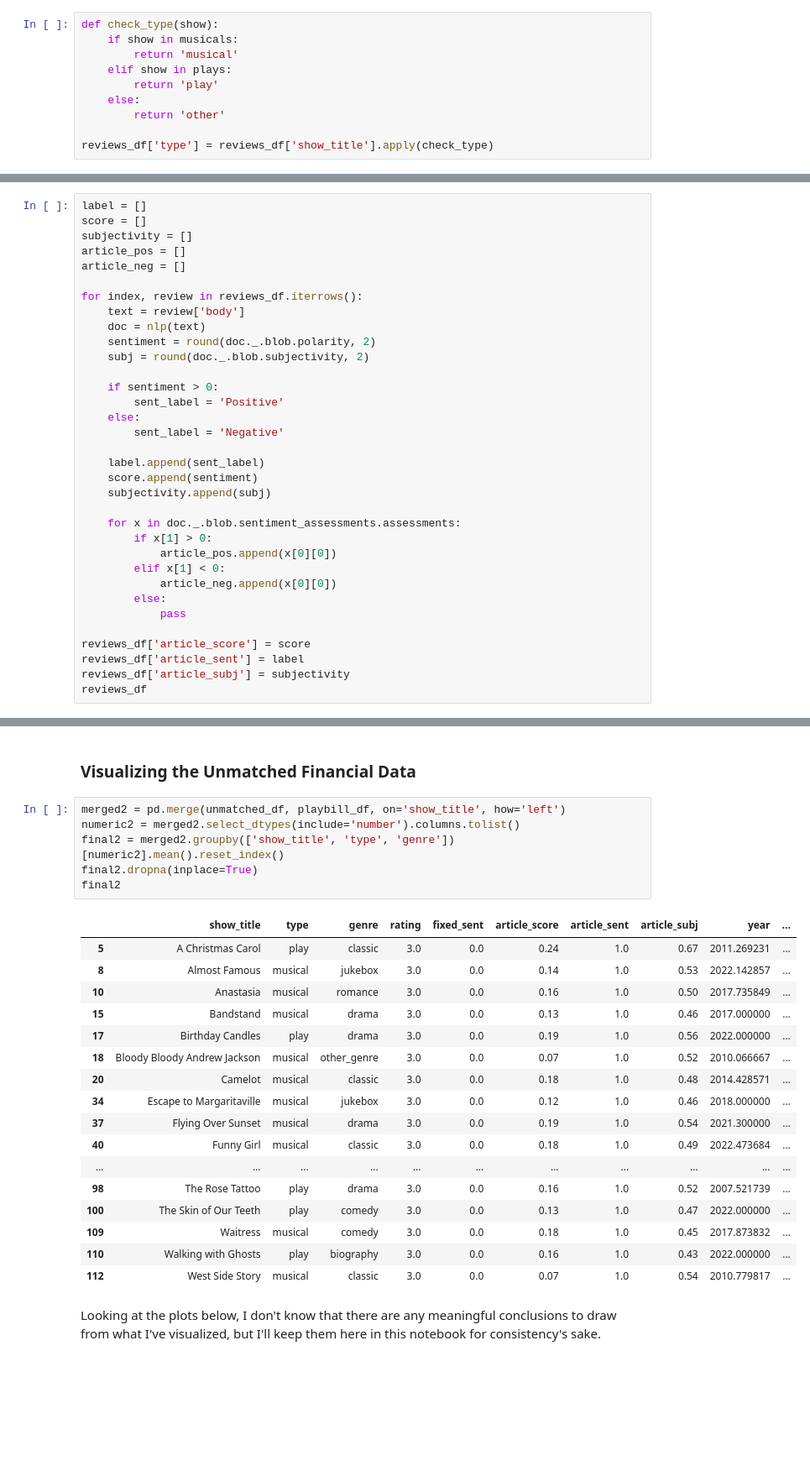
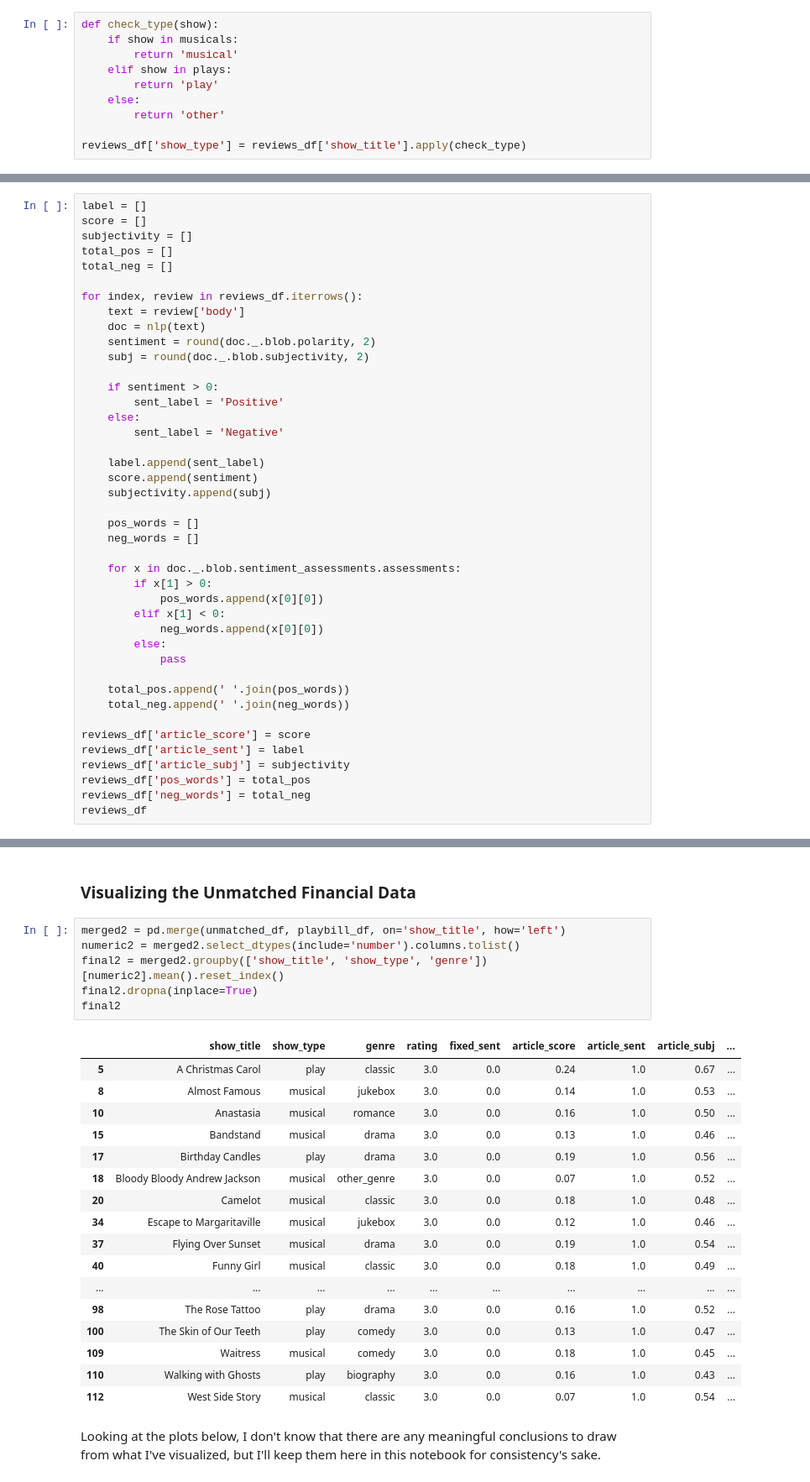
Before and after one commit to kai-tama/Capstone-3, a Jupyter notebook: Notebooks/EDA and Preprocessing.ipynb, the cells around one changed output, grey strips where cells are left out. Shown at 84% size. Saved outputs shown, nothing was run; the diff lists cells and outputs as text; blank space fills up the shorter version.

```diff
--- a/Notebooks/EDA and Preprocessing.ipynb
+++ b/Notebooks/EDA and Preprocessing.ipynb
@@ -473,7 +473,7 @@ def check_type(show):
     else:
         return 'other'
 
-reviews_df['type'] = reviews_df['show_title'].apply(check_type)
+reviews_df['show_type'] = reviews_df['show_title'].apply(check_type)
 # %%
 def assign_genre(show):
     assigned_genres = [genre for genre, shows in genres.items() if show in shows]
@@ -507,8 +507,8 @@ Name: fixed_sent, dtype: int64
 label = []
 score = []
 subjectivity = []
-article_pos = []
-article_neg = []
+total_pos = []
+total_neg = []
 
 for index, review in reviews_df.iterrows():
     text = review['body']
@@ -525,16 +525,24 @@ for index, review in reviews_df.iterrows():
     score.append(sentiment)
     subjectivity.append(subj)
 
+    pos_words = []
+    neg_words = []
+
     for x in doc._.blob.sentiment_assessments.assessments:
         if x[1] > 0:
-            article_pos.append(x[0][0])
+            pos_words.append(x[0][0])
         elif x[1] < 0:
-            article_neg.append(x[0][0])
+            neg_words.append(x[0][0])
         else:
             pass
+
+    total_pos.append(' '.join(pos_words))
+    total_neg.append(' '.join(neg_words))
 
 reviews_df['article_score'] = score
 reviews_df['article_sent'] = label
 reviews_df['article_subj'] = subjectivity
+reviews_df['pos_words'] = total_pos
+reviews_df['neg_words'] = total_neg
 reviews_df
 # %% [output]
@@ -1053,27 +1120,27 @@ It's surprising to see some of these genres be right around or above the overall
 # %%
 merged2 = pd.merge(unmatched_df, playbill_df, on='show_title', how='left')
 numeric2 = merged2.select_dtypes(include='number').columns.tolist()
-final2 = merged2.groupby(['show_title', 'type', 'genre'])[numeric2].mean().reset_index()
+final2 = merged2.groupby(['show_title', 'show_type', 'genre'])[numeric2].mean().reset_index()
 final2.dropna(inplace=True)
 final2
 # %% [output]
-|  | show_title | type | genre | rating | fixed_sent | article_score | article_sent | article_subj | year | ... |
-| 5 | A Christmas Carol | play | classic | 3.0 | 0.0 | 0.24 | 1.0 | 0.67 | 2011.269231 | ... |
-| 8 | Almost Famous | musical | jukebox | 3.0 | 0.0 | 0.14 | 1.0 | 0.53 | 2022.142857 | ... |
-| 10 | Anastasia | musical | romance | 3.0 | 0.0 | 0.16 | 1.0 | 0.50 | 2017.735849 | ... |
-| 15 | Bandstand | musical | drama | 3.0 | 0.0 | 0.13 | 1.0 | 0.46 | 2017.000000 | ... |
-| 17 | Birthday Candles | play | drama | 3.0 | 0.0 | 0.19 | 1.0 | 0.56 | 2022.000000 | ... |
-| 18 | Bloody Bloody Andrew Jackson | musical | other_genre | 3.0 | 0.0 | 0.07 | 1.0 | 0.52 | 2010.066667 | ... |
-| 20 | Camelot | musical | classic | 3.0 | 0.0 | 0.18 | 1.0 | 0.48 | 2014.428571 | ... |
-| 34 | Escape to Margaritaville | musical | jukebox | 3.0 | 0.0 | 0.12 | 1.0 | 0.46 | 2018.000000 | ... |
-| 37 | Flying Over Sunset | musical | drama | 3.0 | 0.0 | 0.19 | 1.0 | 0.54 | 2021.300000 | ... |
-| 40 | Funny Girl | musical | classic | 3.0 | 0.0 | 0.18 | 1.0 | 0.49 | 2022.473684 | ... |
-| ... | ... | ... | ... | ... | ... | ... | ... | ... | ... | ... |
-| 98 | The Rose Tattoo | play | drama | 3.0 | 0.0 | 0.16 | 1.0 | 0.52 | 2007.521739 | ... |
-| 100 | The Skin of Our Teeth | play | comedy | 3.0 | 0.0 | 0.13 | 1.0 | 0.47 | 2022.000000 | ... |
-| 109 | Waitress | musical | comedy | 3.0 | 0.0 | 0.18 | 1.0 | 0.45 | 2017.873832 | ... |
-| 110 | Walking with Ghosts | play | biography | 3.0 | 0.0 | 0.16 | 1.0 | 0.43 | 2022.000000 | ... |
-| 112 | West Side Story | musical | classic | 3.0 | 0.0 | 0.07 | 1.0 | 0.54 | 2010.779817 | ... |
+|  | show_title | show_type | genre | rating | fixed_sent | article_score | article_sent | article_subj | ... |
+| 5 | A Christmas Carol | play | classic | 3.0 | 0.0 | 0.24 | 1.0 | 0.67 | ... |
+| 8 | Almost Famous | musical | jukebox | 3.0 | 0.0 | 0.14 | 1.0 | 0.53 | ... |
+| 10 | Anastasia | musical | romance | 3.0 | 0.0 | 0.16 | 1.0 | 0.50 | ... |
+| 15 | Bandstand | musical | drama | 3.0 | 0.0 | 0.13 | 1.0 | 0.46 | ... |
+| 17 | Birthday Candles | play | drama | 3.0 | 0.0 | 0.19 | 1.0 | 0.56 | ... |
+| 18 | Bloody Bloody Andrew Jackson | musical | other_genre | 3.0 | 0.0 | 0.07 | 1.0 | 0.52 | ... |
+| 20 | Camelot | musical | classic | 3.0 | 0.0 | 0.18 | 1.0 | 0.48 | ... |
+| 34 | Escape to Margaritaville | musical | jukebox | 3.0 | 0.0 | 0.12 | 1.0 | 0.46 | ... |
+| 37 | Flying Over Sunset | musical | drama | 3.0 | 0.0 | 0.19 | 1.0 | 0.54 | ... |
+| 40 | Funny Girl | musical | classic | 3.0 | 0.0 | 0.18 | 1.0 | 0.49 | ... |
+| ... | ... | ... | ... | ... | ... | ... | ... | ... | ... |
+| 98 | The Rose Tattoo | play | drama | 3.0 | 0.0 | 0.16 | 1.0 | 0.52 | ... |
+| 100 | The Skin of Our Teeth | play | comedy | 3.0 | 0.0 | 0.13 | 1.0 | 0.47 | ... |
+| 109 | Waitress | musical | comedy | 3.0 | 0.0 | 0.18 | 1.0 | 0.45 | ... |
+| 110 | Walking with Ghosts | play | biography | 3.0 | 0.0 | 0.16 | 1.0 | 0.43 | ... |
+| 112 | West Side Story | musical | classic | 3.0 | 0.0 | 0.07 | 1.0 | 0.54 | ... |
 # %% [markdown]
 Looking at the plots below, I don't know that there are any meaningful conclusions to draw from what I've visualized, but I'll keep them here in this notebook for consistency's sake.
 # %%
```
Also changed, not shown: parts of 30 cells of this notebook.
